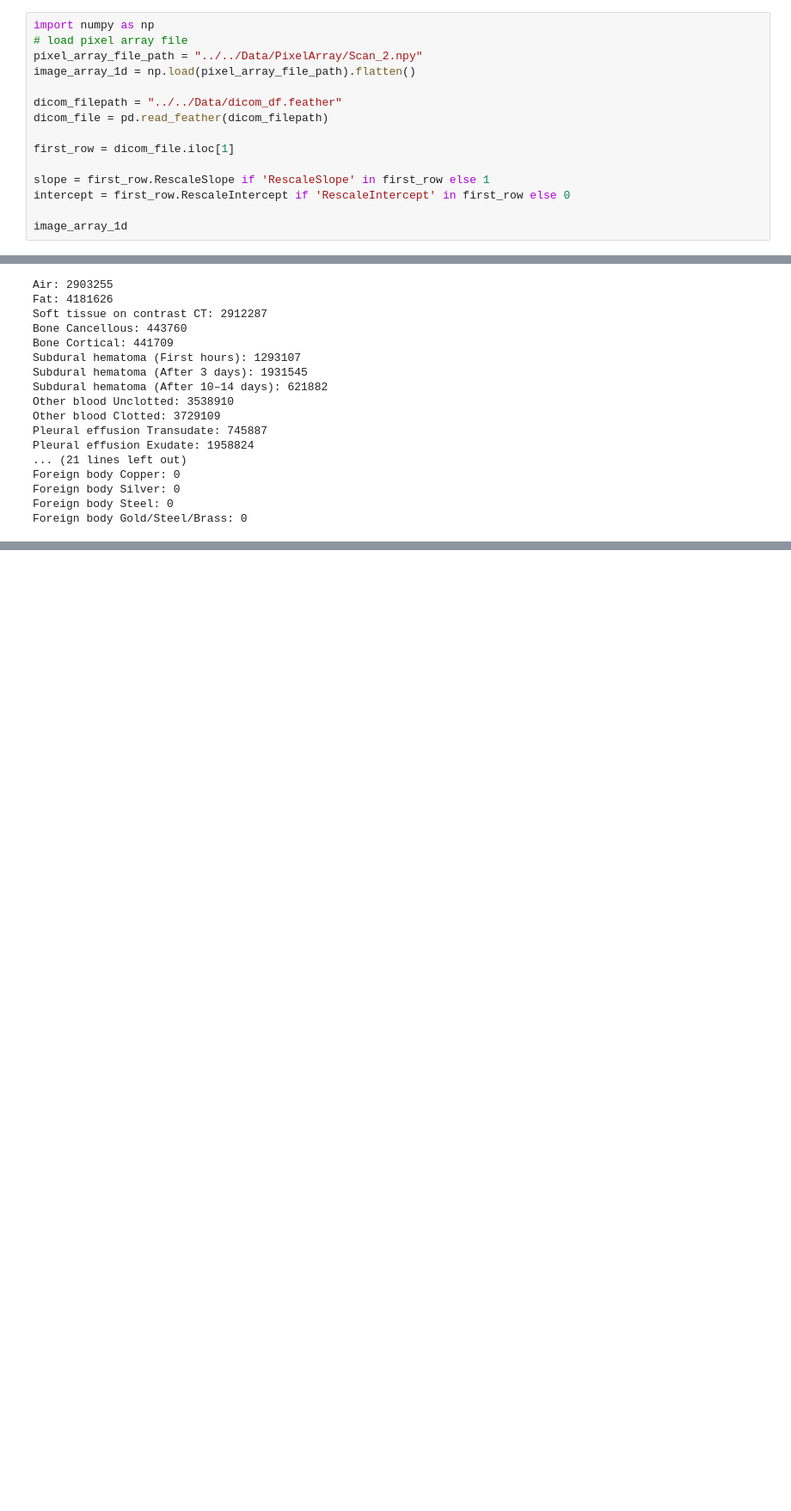
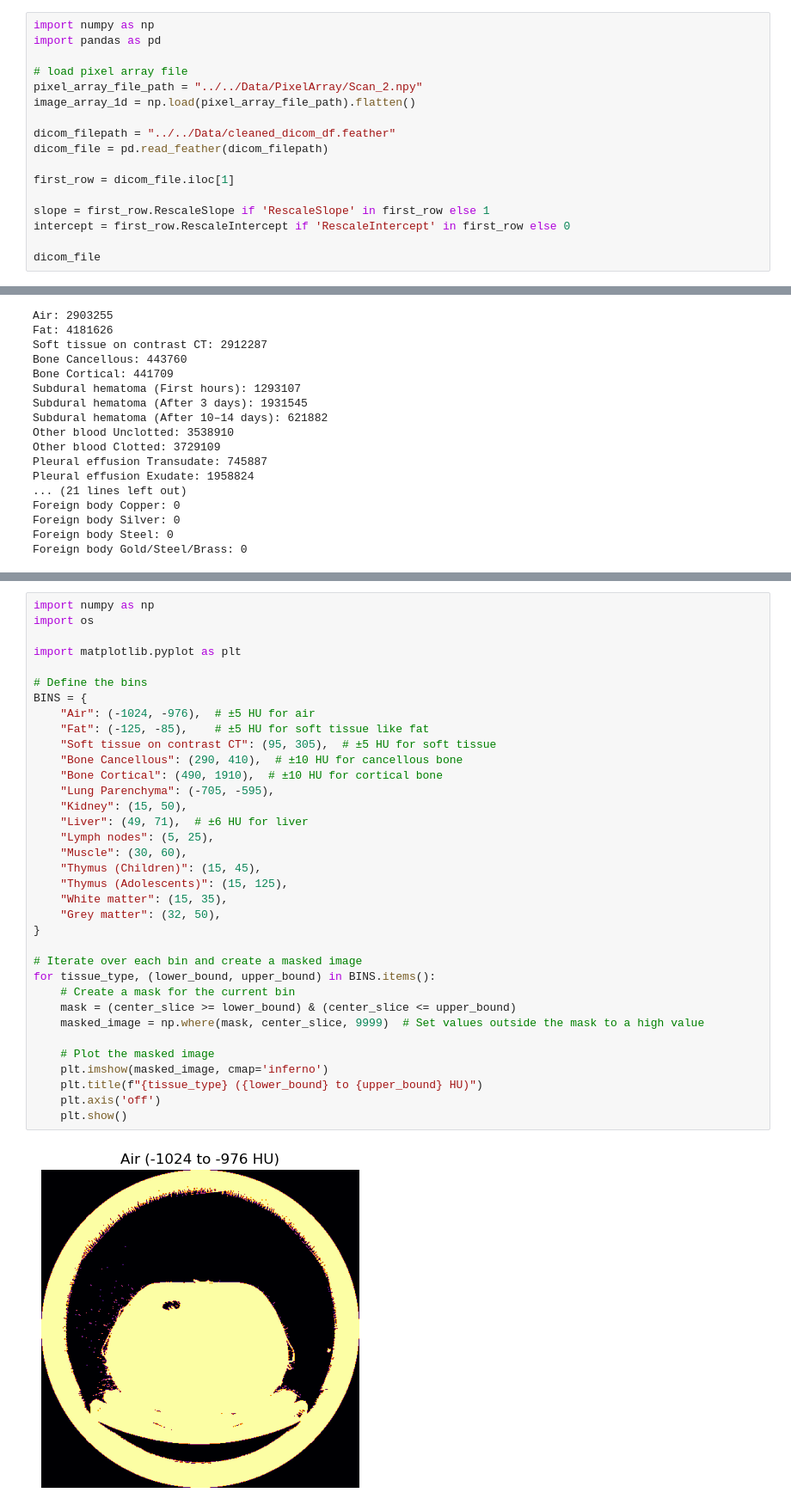
Before and after one commit to Justin-SG/inferring_body_weight_from_ct_scans, a Jupyter notebook: 3_Data_Preparation/Justin/Segmentation_test.ipynb, the cells around one changed output, grey strips where cells are left out. Shown at 86% size. Saved outputs shown, nothing was run; the diff lists cells and outputs as text; blank space fills up the shorter version.

```diff
--- a/3_Data_Preparation/Justin/Segmentation_test.ipynb
+++ b/3_Data_Preparation/Justin/Segmentation_test.ipynb
@@ -272,11 +272,13 @@ EthnicGroup None
 PatientState None
 # %%
 import numpy as np
+import pandas as pd
+
 # load pixel array file
 pixel_array_file_path = "../../Data/PixelArray/Scan_2.npy"
 image_array_1d = np.load(pixel_array_file_path).flatten()
 
-dicom_filepath = "../../Data/dicom_df.feather"
+dicom_filepath = "../../Data/cleaned_dicom_df.feather"
 dicom_file = pd.read_feather(dicom_filepath)
 
 first_row = dicom_file.iloc[1]
@@ -284,5 +286,5 @@ first_row = dicom_file.iloc[1]
 slope = first_row.RescaleSlope if 'RescaleSlope' in first_row else 1
 intercept = first_row.RescaleIntercept if 'RescaleIntercept' in first_row else 0
 
-image_array_1d
+dicom_file
 # %% [output]
@@ -382,0 +457,37 @@ plt.show()
+# %%
+import numpy as np
+import os
+
+import matplotlib.pyplot as plt
+
+# Define the bins
+BINS = {
+    "Air": (-1024, -976),  # ±5 HU for air
+    "Fat": (-125, -85),    # ±5 HU for soft tissue like fat
+    "Soft tissue on contrast CT": (95, 305),  # ±5 HU for soft tissue
+    "Bone Cancellous": (290, 410),  # ±10 HU for cancellous bone
+    "Bone Cortical": (490, 1910),  # ±10 HU for cortical bone
+    "Lung Parenchyma": (-705, -595),
+    "Kidney": (15, 50),
+    "Liver": (49, 71),  # ±6 HU for liver
+    "Lymph nodes": (5, 25),
+    "Muscle": (30, 60),
+    "Thymus (Children)": (15, 45),
+    "Thymus (Adolescents)": (15, 125),
+    "White matter": (15, 35),
+    "Grey matter": (32, 50),
+}
+
+# Iterate over each bin and create a masked image
+for tissue_type, (lower_bound, upper_bound) in BINS.items():
+    # Create a mask for the current bin
+    mask = (center_slice >= lower_bound) & (center_slice <= upper_bound)
+    masked_image = np.where(mask, center_slice, 9999)  # Set values outside the mask to a high value
+
+    # Plot the masked image
+    plt.imshow(masked_image, cmap='inferno')
+    plt.title(f"{tissue_type} ({lower_bound} to {upper_bound} HU)")
+    plt.axis('off')
+    plt.show()
+# %% [output]
+[figure, added]
```
Also changed, not shown: parts of 5 cells of this notebook, 4 other files.
